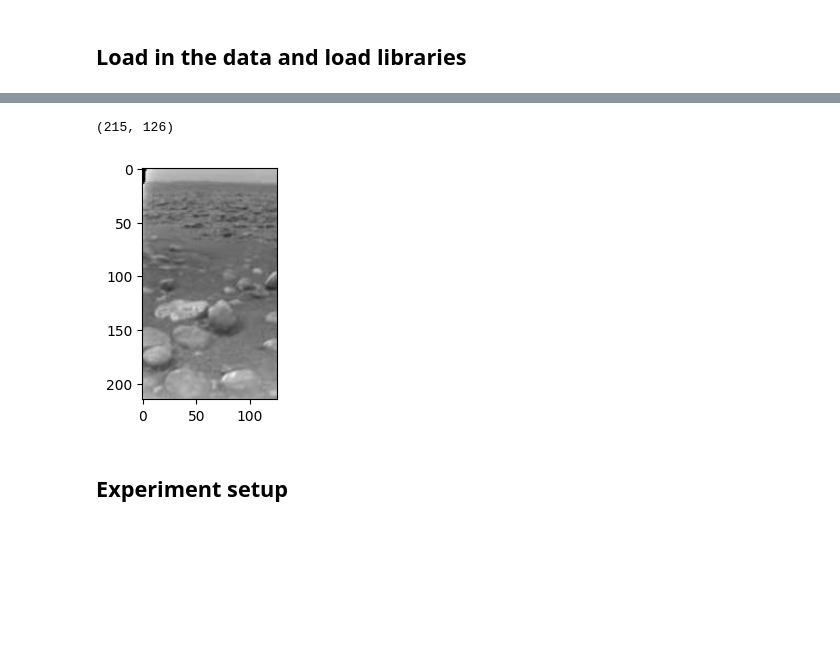
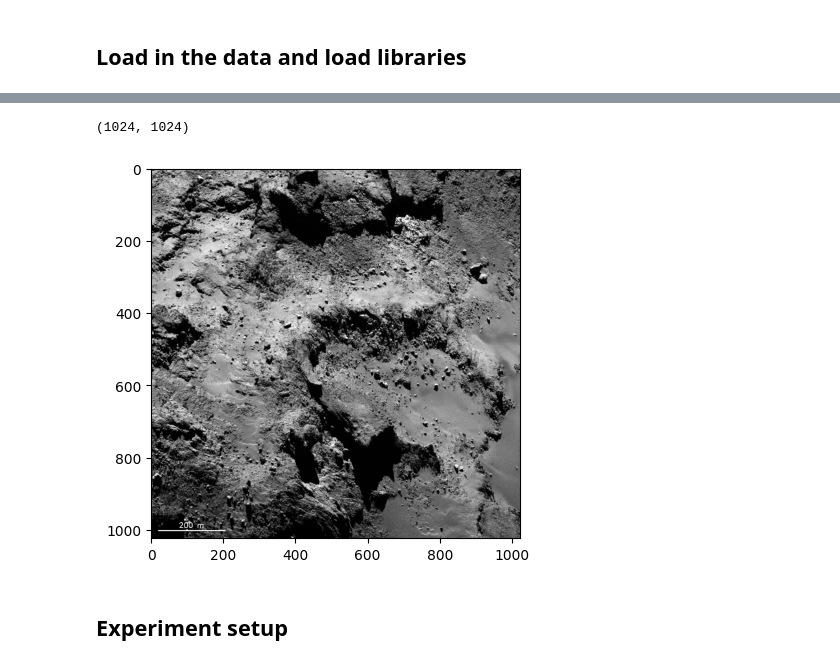
Before and after one commit to spjoliver/TMS016_DOG, a Jupyter notebook: Part 1/Part_1_titan_rosetta_GMRF.ipynb, the cells around one changed output, grey strips where cells are left out. Cells and saved outputs as stored; diff of their text form; code cells hidden in the pictures; blank space fills up the shorter version.

```diff
--- a/Part 1/Part_1_titan_rosetta_GMRF.ipynb
+++ b/Part 1/Part_1_titan_rosetta_GMRF.ipynb
@@ -25,20 +22,22 @@ The autoreload extension is already loaded. To reload it, use:
 # %%
-image_name = "titan.jpg"
+image_name = "rosetta.jpg"
 image = Image.open(image_name)
 data = np.array(image).astype(np.double)
+if "rosetta" in image_name:
+    data = data[:, :, 0]
 max = data.max()
 min = data.min()
 data = data / max
 print(data.shape)
 data_flat = data.flatten()
 
 plt.imshow(data, cmap="gray")
-plt.rcParams['figure.figsize'] = [5, 3]
+plt.rcParams['figure.figsize'] = [10, 6]
 plt.rcParams['figure.dpi'] = 100
 plt.show()
 # %% [output]
-(215, 126)
+(1024, 1024)
-[figure, old version]
+[figure, new version]
 # %% [markdown]
 ## Experiment setup
 # %%
```
Also changed, not shown: parts of 5 cells of this notebook, 5 other files.
